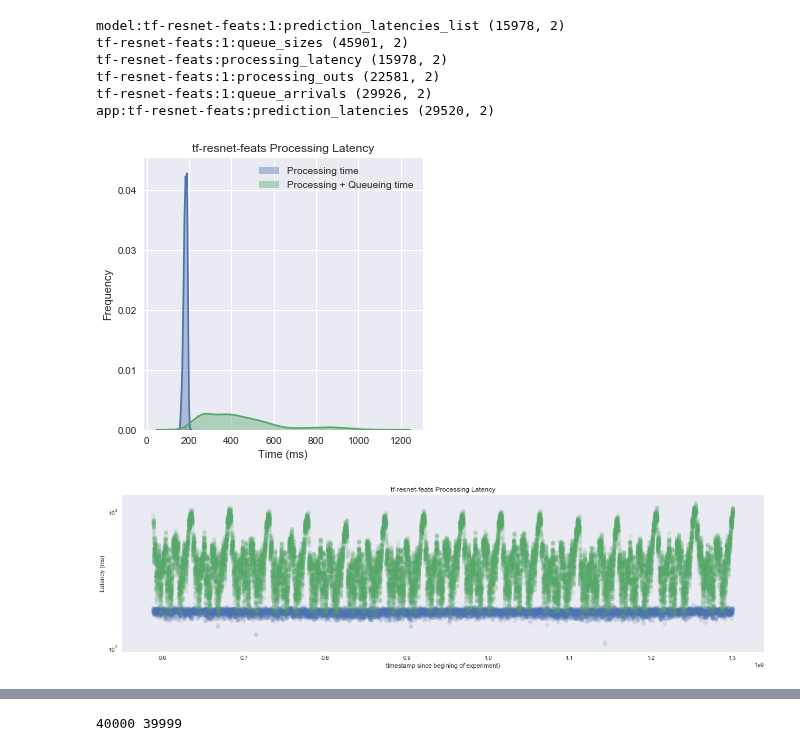
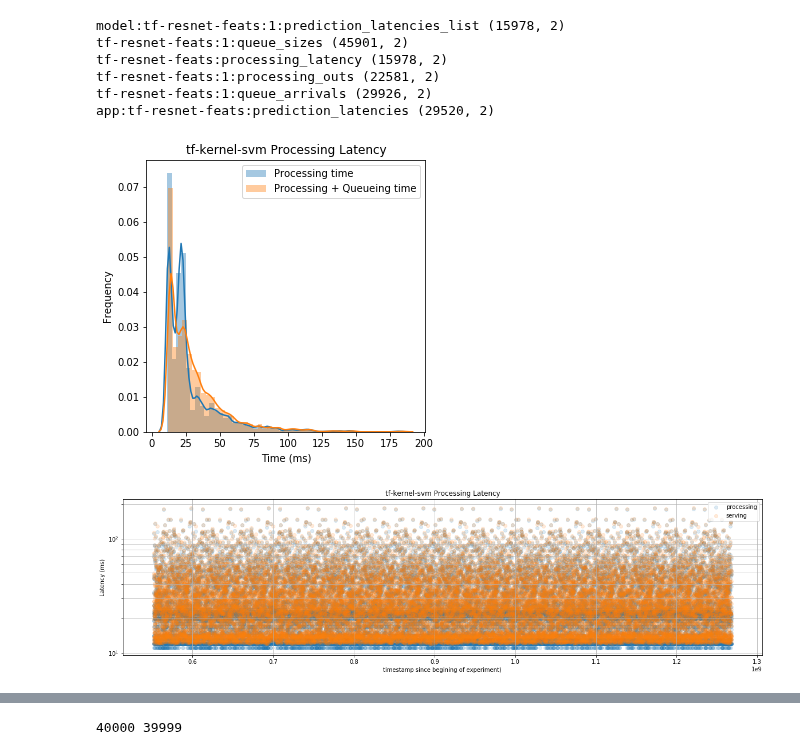
Before and after one commit to dcrankshaw/plots-model-comp-paper, a Jupyter notebook: plotting/single_model_distribution_plotting.ipynb, the cells around one changed output, grey strips where cells are left out. Cells and saved outputs as stored; diff of their text form; code cells hidden in the pictures.

```diff
--- a/plotting/single_model_distribution_plotting.ipynb
+++ b/plotting/single_model_distribution_plotting.ipynb
@@ -137,14 +150,15 @@ def compare_latency_dists_over_time(cached_extractions, model_list):
             from matplotlib.ticker import SymmetricalLogLocator
             ax.yaxis.set_major_locator(SymmetricalLogLocator(linthresh = 1, base=10.0, subs=np.arange(10)))
         ax.grid()
-        plt.scatter(processing_time_timestamps, processing_time, alpha = 0.15)
-        plt.scatter(serving_time_timestamps, serving_time, alpha = 0.15)
+        plt.scatter(processing_time_timestamps, processing_time, alpha = 0.15, label="processing")
+        plt.scatter(serving_time_timestamps, serving_time, alpha = 0.15, label="serving")
+        plt.legend()
-# %%
-compare_latency_dists(resnet4_exp, resnet_models)
-compare_latency_dists_over_time(resnet4_exp, resnet_models)
-# %% [output]
-[figure, removed]
-[figure, removed]
+# %%
+compare_latency_dists(ksvm, ksvm_models)
+compare_latency_dists_over_time(ksvm, ksvm_models)
+# %% [output]
+[figure, added]
+[figure, added]
 # %%
 def get_arrival_intervals(cached_extractions, model):
     arrivals = cached_extractions[model+":1:queue_arrivals"][:,1]
```
Also changed, not shown: parts of 6 cells of this notebook, 1 other file.
